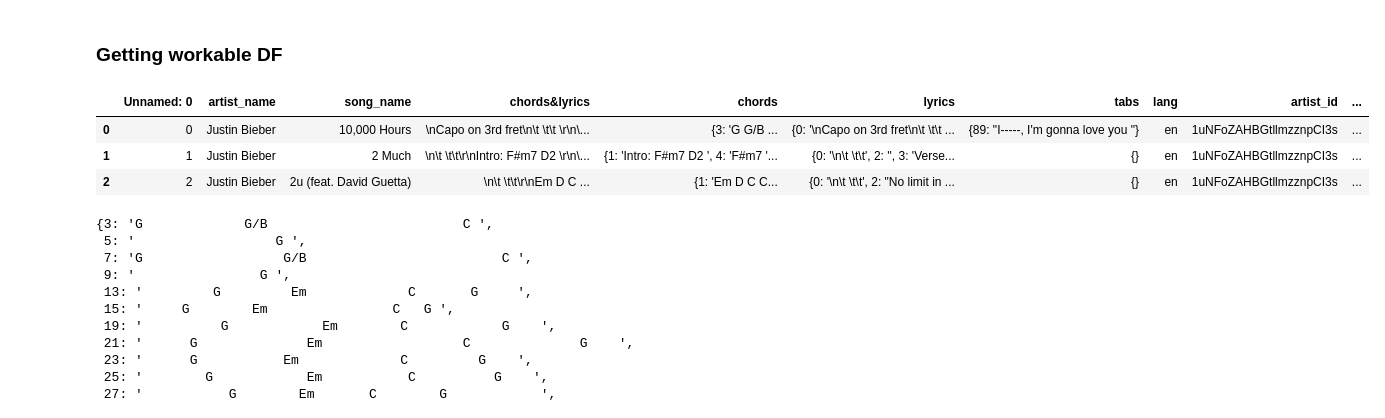
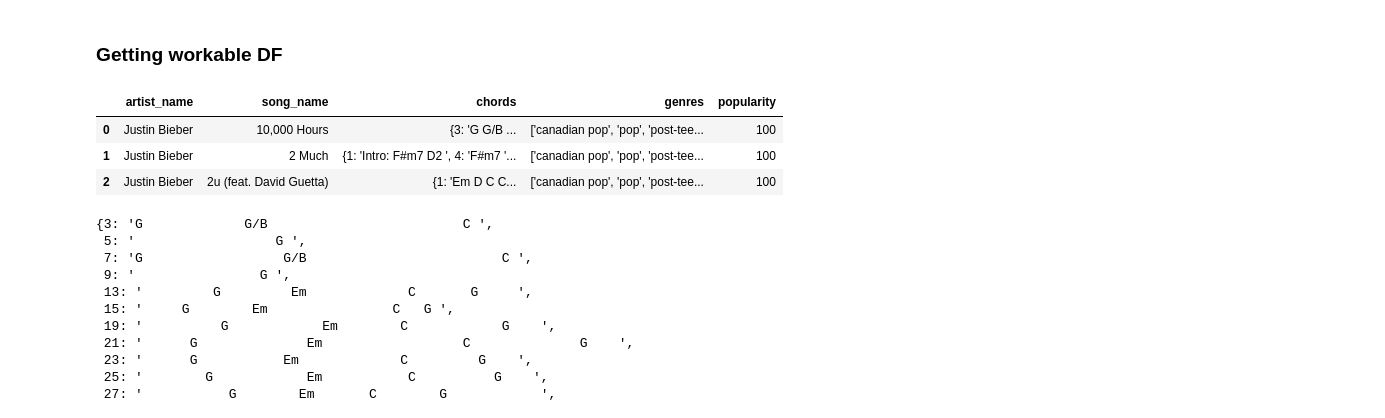
Before and after one commit to emilycardwell/final-project-cleaning, a Jupyter notebook: notebooks/new_cleaning.ipynb, the cells around one changed output. Cells and saved outputs as stored; diff of their text form; code cells hidden in the pictures.

```diff
--- a/notebooks/new_cleaning.ipynb
+++ b/notebooks/new_cleaning.ipynb
@@ -18,10 +19,11 @@ import matplotlib.pyplot as plt
 # %%
 data_path = '~/code/emilycardwell/final-project-data/data/raw/kaggle_raw.csv'
 raw_df = pd.read_csv(data_path)
-raw_df.head(3)
+slim_raw_df = raw_df[['artist_name', 'song_name', 'chords', 'genres', 'popularity']]
+slim_raw_df.head(3)
 # %% [output]
-|  | Unnamed: 0 | artist_name | song_name | chords&lyrics | chords | lyrics | tabs | lang | artist_id | ... |
-| 0 | 0 | Justin Bieber | 10,000 Hours | \nCapo on 3rd fret\n\t \t\t \r\n\... | {3: 'G G/B ... | {0: '\nCapo on 3rd fret\n\t \t\t ... | {89: "I-----, I'm gonna love you "} | en | 1uNFoZAHBGtllmzznpCI3s | ... |
-| 1 | 1 | Justin Bieber | 2 Much | \n\t \t\t\r\nIntro: F#m7 D2 \r\n\... | {1: 'Intro: F#m7 D2 ', 4: 'F#m7 '... | {0: '\n\t \t\t', 2: '', 3: 'Verse... | {} | en | 1uNFoZAHBGtllmzznpCI3s | ... |
-| 2 | 2 | Justin Bieber | 2u (feat. David Guetta) | \n\t \t\t\r\nEm D C ... | {1: 'Em D C C... | {0: '\n\t \t\t', 2: "No limit in ... | {} | en | 1uNFoZAHBGtllmzznpCI3s | ... |
+|  | artist_name | song_name | chords | genres | popularity |
+| 0 | Justin Bieber | 10,000 Hours | {3: 'G G/B ... | ['canadian pop', 'pop', 'post-tee... | 100 |
+| 1 | Justin Bieber | 2 Much | {1: 'Intro: F#m7 D2 ', 4: 'F#m7 '... | ['canadian pop', 'pop', 'post-tee... | 100 |
+| 2 | Justin Bieber | 2u (feat. David Guetta) | {1: 'Em D C C... | ['canadian pop', 'pop', 'post-tee... | 100 |
 # %%
```
Also changed, not shown: parts of 19 cells of this notebook.
